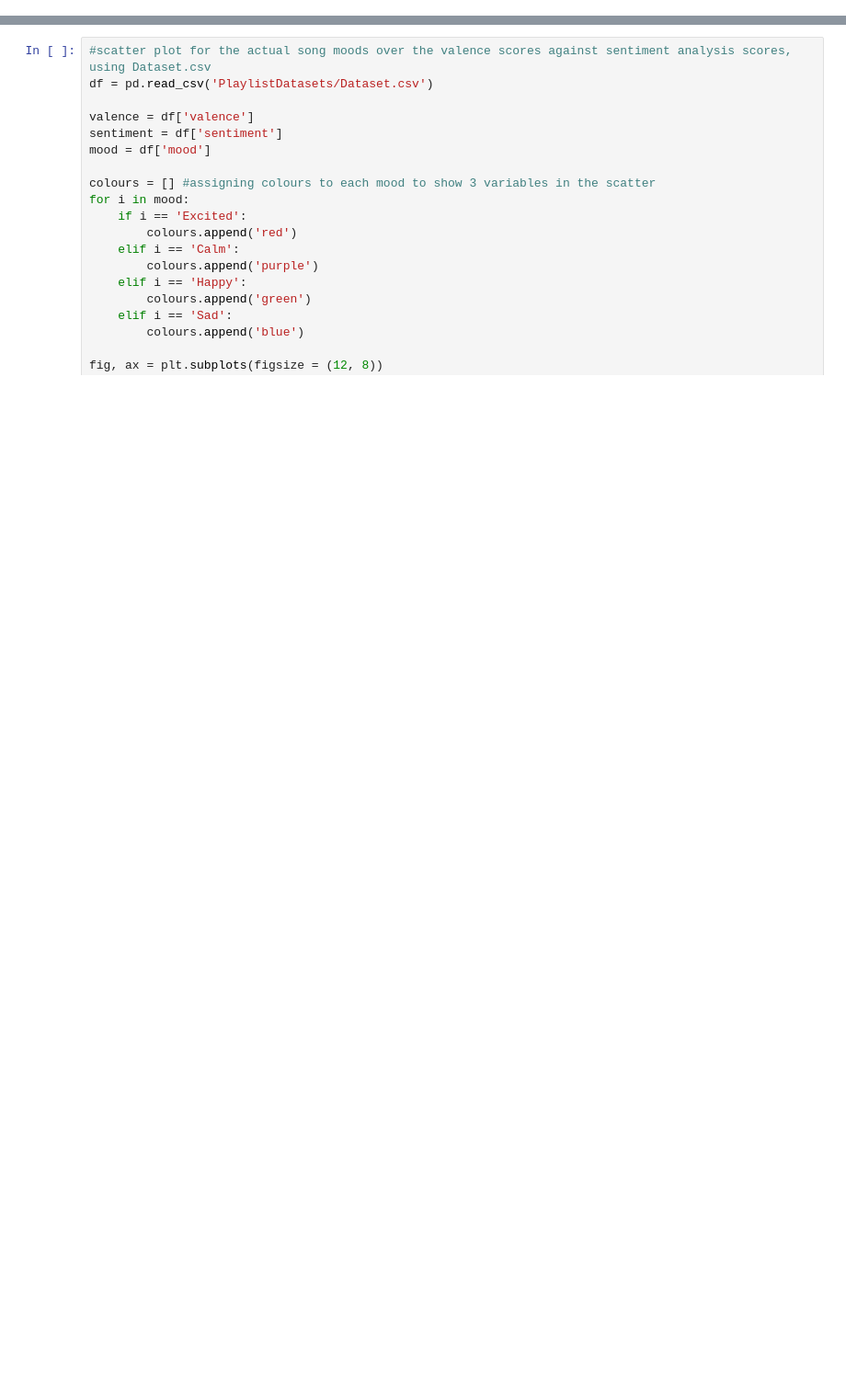
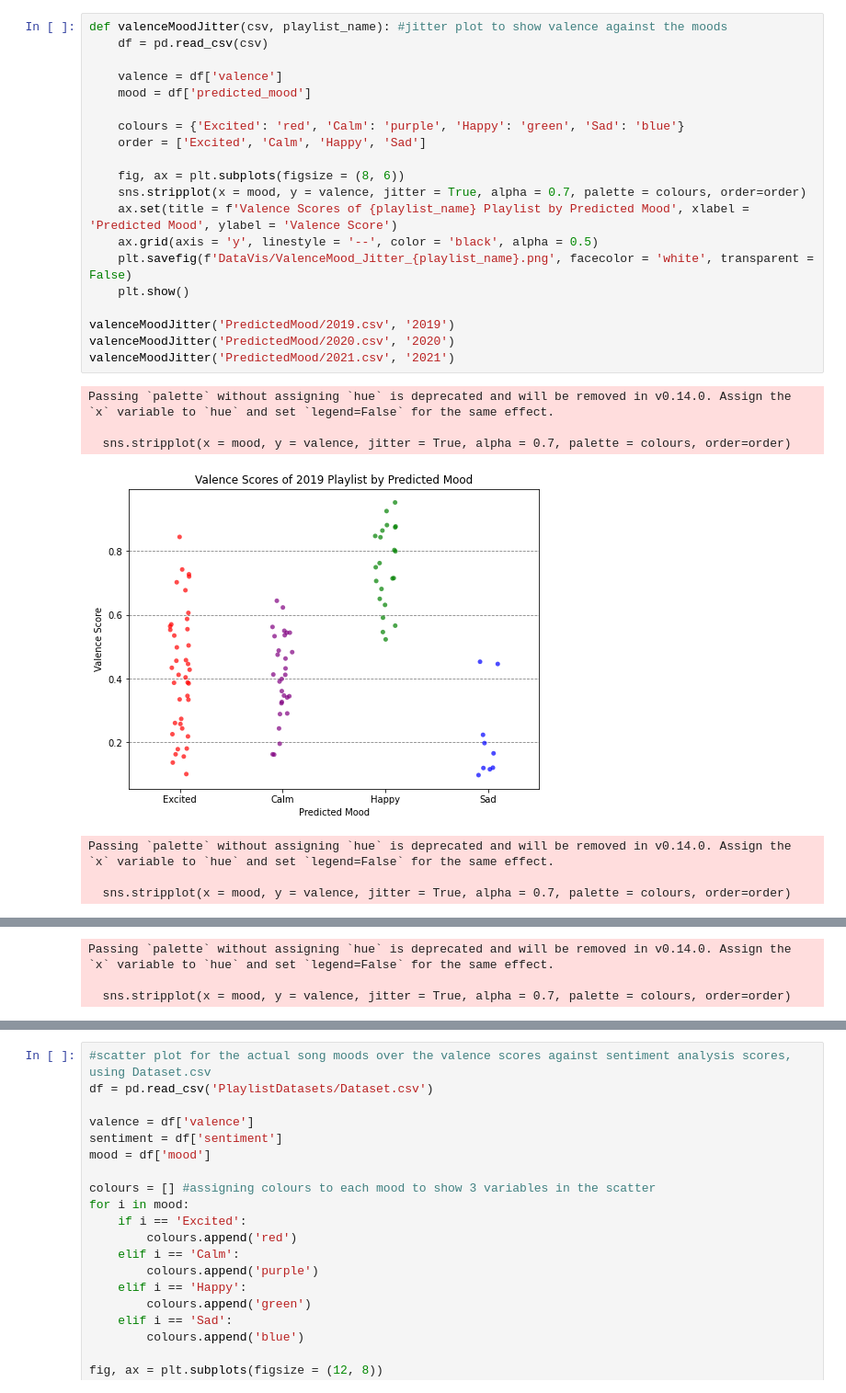
Before and after one commit to ACheung02/Spotify_Sentiment_Analysis, a Jupyter notebook: DataVis.ipynb, the cells around one changed output, grey strips where cells are left out. Shown at 92% size. Cells and saved outputs as stored; diff of their text form; blank space fills up the shorter version.

```diff
--- a/DataVis.ipynb
+++ b/DataVis.ipynb
@@ -39 +40,29 @@ datavis('PredictedMood/2021.csv', '2021')
 [figure]
+# %%
+def valenceMoodJitter(csv, playlist_name): #jitter plot to show valence against the moods
+    df = pd.read_csv(csv)
+
+    valence = df['valence']
+    mood = df['predicted_mood']
+
+    colours = {'Excited': 'red', 'Calm': 'purple', 'Happy': 'green', 'Sad': 'blue'}
+    order = ['Excited', 'Calm', 'Happy', 'Sad']
+
+    fig, ax = plt.subplots(figsize = (8, 6))
+    sns.stripplot(x = mood, y = valence, jitter = True, alpha = 0.7, palette = colours, order=order)
+    ax.set(title = f'Valence Scores of {playlist_name} Playlist by Predicted Mood', xlabel = 'Predicted Mood', ylabel = 'Valence Score')
+    ax.grid(axis = 'y', linestyle = '--', color = 'black', alpha = 0.5)
+    plt.savefig(f'DataVis/ValenceMood_Jitter_{playlist_name}.png', facecolor = 'white', transparent = False)
+    plt.show()
+
+valenceMoodJitter('PredictedMood/2019.csv', '2019')
+valenceMoodJitter('PredictedMood/2020.csv', '2020')
+valenceMoodJitter('PredictedMood/2021.csv', '2021')
+# %% [output]
+Passing `palette` without assigning `hue` is deprecated and will be removed in v0.14.0. Assign the `x` variable to `hue` and set `legend=False` for the same effect.
+
+  sns.stripplot(x = mood, y = valence, jitter = True, alpha = 0.7, palette = colours, order=order)
+[figure, added]
+Passing `palette` without assigning `hue` is deprecated and will be removed in v0.14.0. Assign the `x` variable to `hue` and set `legend=False` for the same effect.
+
+  sns.stripplot(x = mood, y = valence, jitter = True, alpha = 0.7, palette = colours, order=order)
@@ -39,0 +70,3 @@ datavis('PredictedMood/2021.csv', '2021')
+Passing `palette` without assigning `hue` is deprecated and will be removed in v0.14.0. Assign the `x` variable to `hue` and set `legend=False` for the same effect.
+
+  sns.stripplot(x = mood, y = valence, jitter = True, alpha = 0.7, palette = colours, order=order)
```
Also changed, not shown: parts of 3 cells of this notebook, 10 other files.
